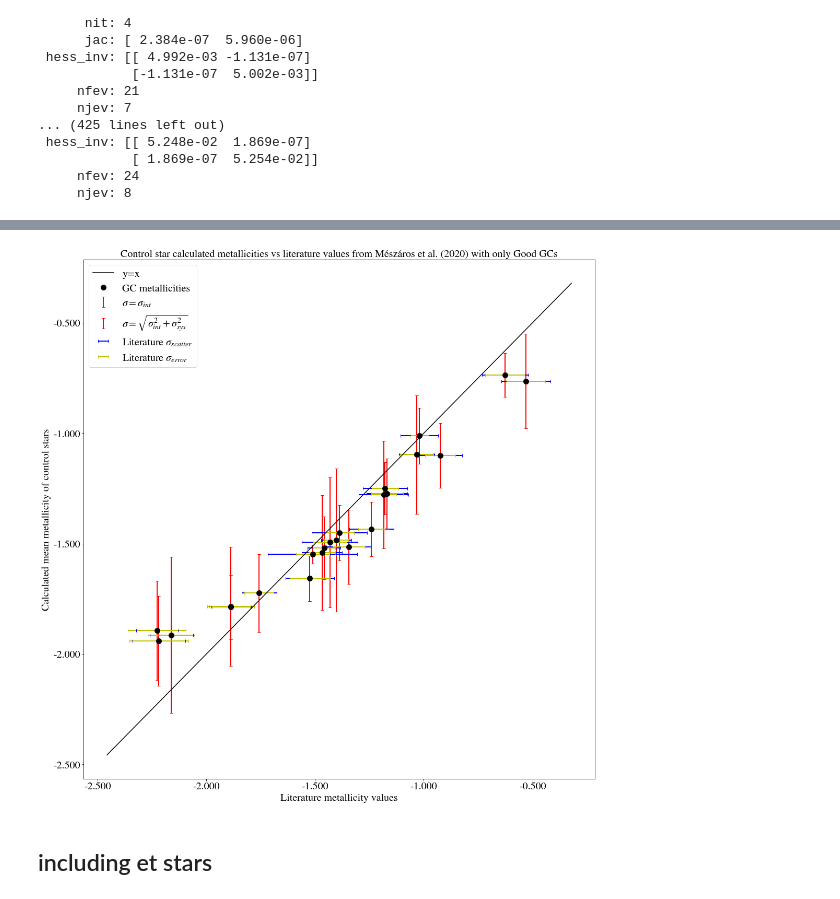
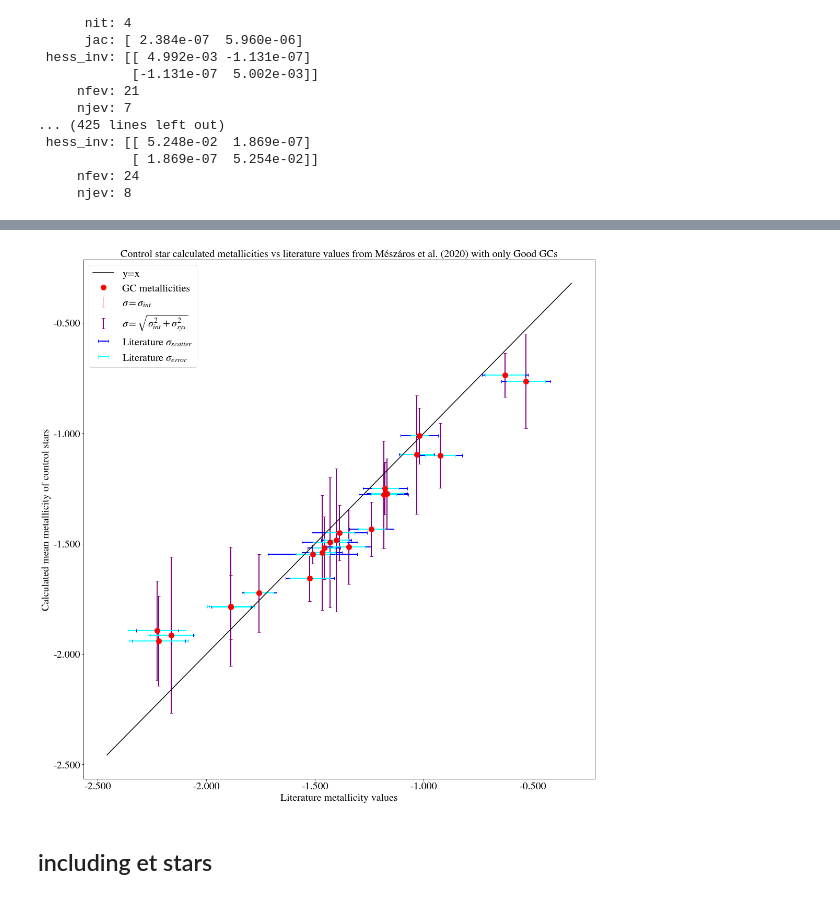
Before and after one commit to ryanwang787/Extra_tidal_star_search, a Jupyter notebook: SURP 2023 Project-Copy13-N(ctrl)-sigma(cluster)-Metallicity.ipynb, the cells around one changed output, grey strips where cells are left out. Saved outputs shown, nothing was run; the diff lists cells and outputs as text; code cells hidden in the pictures.

```diff
--- a/SURP 2023 Project-Copy13-N(ctrl)-sigma(cluster)-Metallicity.ipynb
+++ b/SURP 2023 Project-Copy13-N(ctrl)-sigma(cluster)-Metallicity.ipynb
@@ -581,24 +581,3 @@ with open('saved_runs_5_RT/tsne_ctrl_inds.pkl', 'rb') as f:
 
 with open('saved_runs_5_RT/umap_ctrl_inds.pkl', 'rb') as f:
     umap_ctrl_inds = pickle.load(f)
-# %%
-start = time.time()
-
-
-for i in tqdm(range(0, 34)):
-    try:
-        os.makedirs('GCs_20RHMRT_N_ctrl_sigma_cluster/' + GC_name_arr[i])
-        print('\nMaking directory ' + GC_name_arr[i])
-    except OSError as error:
-        print('\nDirectory ' + GC_name_arr[i] + ' already exists')
-
-    ### plotting original data
-    tsne_pack = [tsne_control_X[i], tsne_control_Y[i], tsne_all_X[i], tsne_all_Y[i]]
-    umap_pack = [umap_control_X[i], umap_control_Y[i], umap_all_X[i], umap_all_Y[i]]
-
-    plot_ML(GC_name_arr[i], tsne_pack, 'tsne')
-    plot_ML(GC_name_arr[i], umap_pack, 'umap')
-
-    ### final control stars
-    final_control_group_plot(tsne_ctrl_inds[i], GC_name_arr[i], 'tsne', tsne_pack)
-    final_control_group_plot(umap_ctrl_inds[i], GC_name_arr[i], 'umap', umap_pack)
@@ -880,7 +845,7 @@ sigma_tot_arr = np.empty(len(results_dict), dtype=float)
 for i in range(len(sigma_sys_arr)):
     sigma_tot_arr[i] = np.sqrt(sigma_sys_arr[i]**2 + sigma_int_arr[i]**2)
 # %%
-bad_GCs = ['NGC_362', 'NGC_6171', 'NGC_6380', 'NGC_6388', 'NGC_6441', 'Ter9', 'NGC_6522', 'NGC_6553', 'NGC_6715']
+bad_GCs = ['NGC_362', 'NGC_6171', 'NGC_6380', 'NGC_6388', 'NGC_6441', 'Ter_9', 'NGC_6522', 'NGC_6553', 'NGC_6715']
 
 
 paper_avg_good = np.empty(len(results_dict), dtype=float)
@@ -943,27 +908,27 @@ plt.show()
 # %%
 fig, ax = plt.subplots(1, figsize=(15,15))
-ax.errorbar(paper_avg_good, mean_arr_good, color='k', marker='o', linestyle='none', markersize='10', elinewidth=3, label=r'GC metallicities')
-ax.errorbar(paper_avg_good, mean_arr_good, yerr = sigma_int_arr_good, color='g', marker='o', linestyle='none', markersize='0', elinewidth=2, capsize=3, label=r'$\sigma=\sigma_{int}$')
-ax.errorbar(paper_avg_good, mean_arr_good, yerr = sigma_tot_arr_good, color='r', marker='o', linestyle='none', markersize='0', elinewidth=2, capsize=3, label=r'$\sigma=\sqrt{\sigma_{int}^2+\sigma_{sys}^2}$')
+ax.errorbar(paper_avg_good, mean_arr_good, color='r', marker='o', linestyle='none', markersize='10', elinewidth=3, label=r'GC metallicities')
+ax.errorbar(paper_avg_good, mean_arr_good, yerr = sigma_int_arr_good, color='pink', marker='o', linestyle='none', markersize='0', elinewidth=2, capsize=3, label=r'$\sigma=\sigma_{int}$')
+ax.errorbar(paper_avg_good, mean_arr_good, yerr = sigma_tot_arr_good, color='purple', marker='o', linestyle='none', markersize='0', elinewidth=2, capsize=3, label=r'$\sigma=\sqrt{\sigma_{int}^2+\sigma_{sys}^2}$')
 ax.errorbar(paper_avg_good, mean_arr_good, xerr = paper_std_good, color='b', marker='o', linestyle='none', markersize='0', elinewidth=2, capsize=3, label=r'Literature $\sigma_{scatter}$')
-ax.errorbar(paper_avg_good, mean_arr_good, xerr = paper_err_good, color='y', marker='o', linestyle='none', markersize='0', elinewidth=2, capsize=3, label=r'Literature $\sigma_{error}$')
+ax.errorbar(paper_avg_good, mean_arr_good, xerr = paper_err_good, color='cyan', marker='o', linestyle='none', markersize='0', elinewidth=2, capsize=3, label=r'Literature $\sigma_{error}$')
 
 
 ax.set_title('Control star calculated metallicities vs literature values from Mészáros et al. (2020) with only Good GCs', fontsize=20)
 ax.set_xlabel('Literature metallicity values', fontsize=20)
 ax.set_ylabel('Calculated mean metallicity of control stars', fontsize=20)
 ax.set_xticklabels(paper_avg, fontsize=20)
 ax.set_yticklabels(mean_arr, fontsize=20)
 lims = [np.min([ax.get_xlim(), ax.get_ylim()]), np.max([ax.get_xlim(), ax.get_ylim()])]
 ax.xaxis.set_major_formatter(FormatStrFormatter('%.3f'))
 ax.yaxis.set_major_formatter(FormatStrFormatter('%.3f'))
 ax.plot(lims, lims, 'k', label='y=x')
 ax.legend(fontsize=20, loc='best')
 plt.tight_layout()
 plt.savefig('metallicity_comp_good_GCs.png', dpi=200)
 plt.show()
 # %% [output]
-[figure, old version]
+[figure, new version]
 # %% [markdown]
 ## including et stars
 # %%
```
Also changed, not shown: parts of 26 cells of this notebook, 1 other file.
